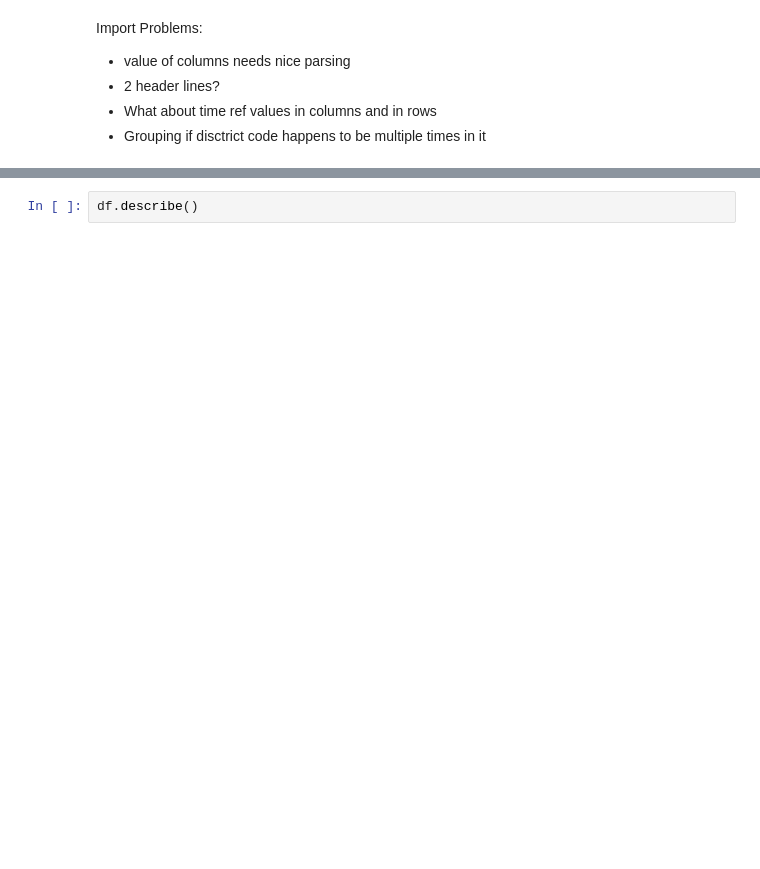
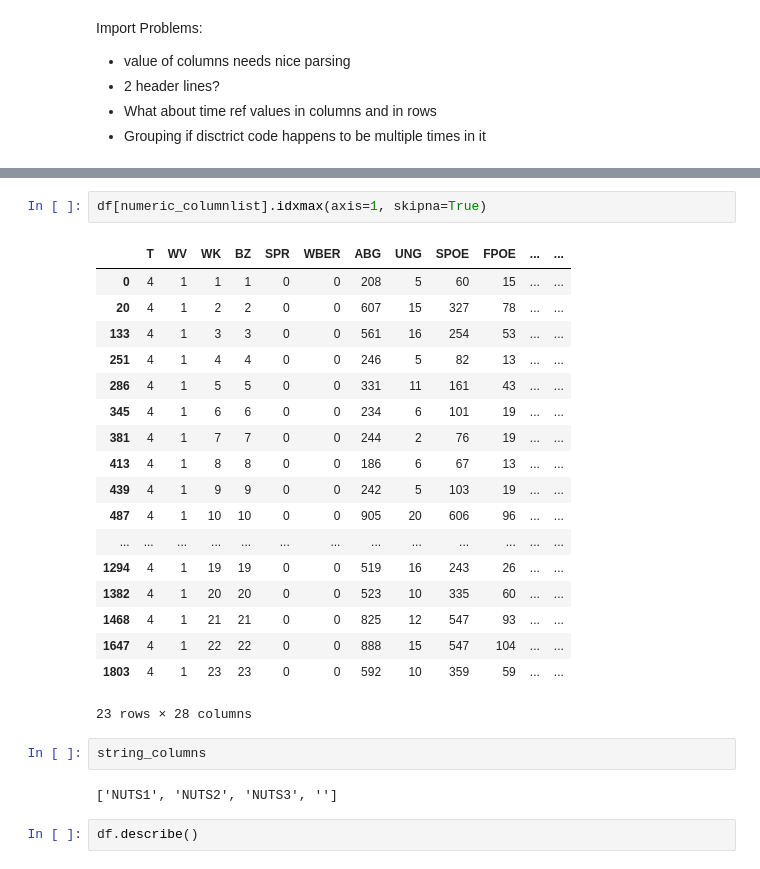
Before and after one commit to hedata/reboting, a Jupyter notebook: uploaded_data/mapopendata.ipynb, the cells around one changed output, grey strips where cells are left out. Drawn from its saved outputs; the diff is of its cells as text; blank space fills up the shorter version.

```diff
--- a/uploaded_data/mapopendata.ipynb
+++ b/uploaded_data/mapopendata.ipynb
@@ -81,3 +102,28 @@ JSONDecodeError: Expecting value: line 1 column 1 (char 0)
+# %%
+df[numeric_columnlist].idxmax(axis=1, skipna=True)
+# %% [output]
+|  | T | WV | WK | BZ | SPR | WBER | ABG | UNG | SPOE | FPOE | ... | ... |
+| 0 | 4 | 1 | 1 | 1 | 0 | 0 | 208 | 5 | 60 | 15 | ... | ... |
+| 20 | 4 | 1 | 2 | 2 | 0 | 0 | 607 | 15 | 327 | 78 | ... | ... |
+| 133 | 4 | 1 | 3 | 3 | 0 | 0 | 561 | 16 | 254 | 53 | ... | ... |
+| 251 | 4 | 1 | 4 | 4 | 0 | 0 | 246 | 5 | 82 | 13 | ... | ... |
+| 286 | 4 | 1 | 5 | 5 | 0 | 0 | 331 | 11 | 161 | 43 | ... | ... |
+| 345 | 4 | 1 | 6 | 6 | 0 | 0 | 234 | 6 | 101 | 19 | ... | ... |
+| 381 | 4 | 1 | 7 | 7 | 0 | 0 | 244 | 2 | 76 | 19 | ... | ... |
+| 413 | 4 | 1 | 8 | 8 | 0 | 0 | 186 | 6 | 67 | 13 | ... | ... |
+| 439 | 4 | 1 | 9 | 9 | 0 | 0 | 242 | 5 | 103 | 19 | ... | ... |
+| 487 | 4 | 1 | 10 | 10 | 0 | 0 | 905 | 20 | 606 | 96 | ... | ... |
+| ... | ... | ... | ... | ... | ... | ... | ... | ... | ... | ... | ... | ... |
+| 1294 | 4 | 1 | 19 | 19 | 0 | 0 | 519 | 16 | 243 | 26 | ... | ... |
+| 1382 | 4 | 1 | 20 | 20 | 0 | 0 | 523 | 10 | 335 | 60 | ... | ... |
+| 1468 | 4 | 1 | 21 | 21 | 0 | 0 | 825 | 12 | 547 | 93 | ... | ... |
+| 1647 | 4 | 1 | 22 | 22 | 0 | 0 | 888 | 15 | 547 | 104 | ... | ... |
+| 1803 | 4 | 1 | 23 | 23 | 0 | 0 | 592 | 10 | 359 | 59 | ... | ... |
+23 rows × 28 columns
+# %%
+string_columns
+# %% [output]
+['NUTS1', 'NUTS2', 'NUTS3', '']
 # %%
 df.describe()
 # %% [output]
```
Also changed, not shown: parts of 2 cells of this notebook, 8 other files.
